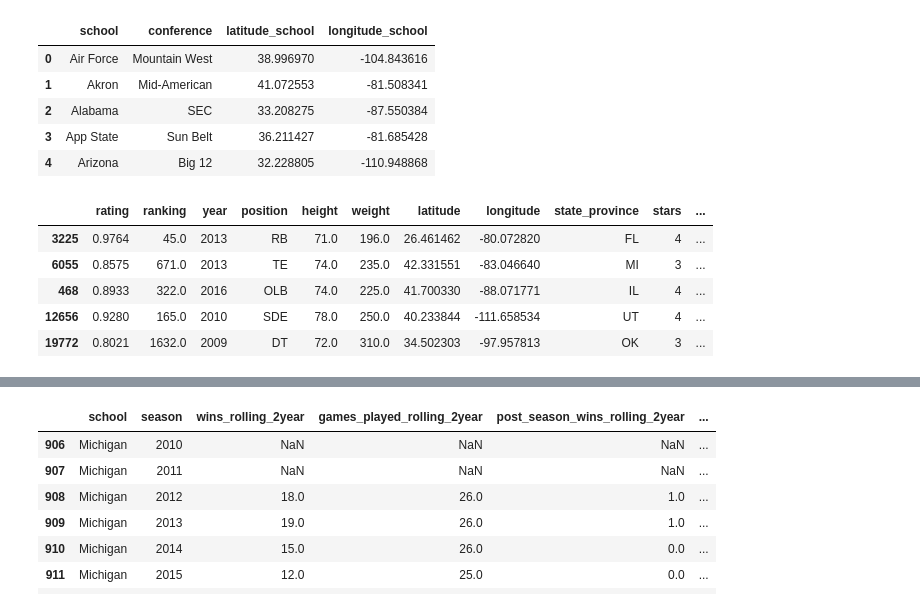
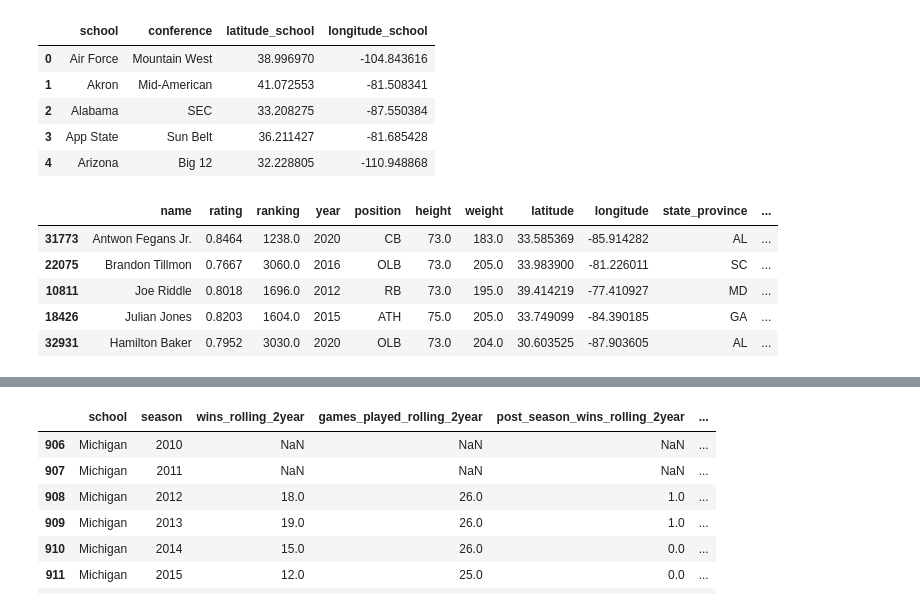
Before and after one commit to chrismca13/CFB_draft_propensity, a Jupyter notebook: notebooks/2_join_data_M2.ipynb, the cells around one changed output, grey strips where cells are left out. Drawn from its saved outputs; the diff is of its cells as text; code cells hidden in the pictures.

```diff
--- a/notebooks/2_join_data_M2.ipynb
+++ b/notebooks/2_join_data_M2.ipynb
@@ -92,6 +97,18 @@ merged_df['RN'] = merged_df.sort_values(['name', 'committed_to', 'CommonSequence
 
 merged_df = merged_df[merged_df['RN'] == 1]
 merged_df['is_drafted'] = np.where(merged_df['Rnd'].isna(), 0.0, 1.0)
+# %%
+# Include Supplement Draft
+# Players that were not elgibile to make it to the draft but they were drafted
+# reference document: https://en.wikipedia.org/wiki/List_of_NFL_supplemental_draft_picks#:~:text=The%20supplemental%20draft%20was%20enacted,enter%20the%20main%20NFL%20draft.
+supplement_draft = ['Josh Brent', 'Harvey Unga', 'Josh Gordon','Terrelle Pryor', 'Isaiah Battle', 'Sam Beal', 'Adonis Alexander']
+
+# Since there are two 'Jalen Thompson', we will have to manually set this to true
+merged_df.loc[(merged_df['name'] == 'Jalen Thompson') & (merged_df['year'] == 2016), 'is_drafted'] = 1.0
+
+# Mark these as drafted as well
+for player_sd in supplement_draft:
+    merged_df.loc[merged_df['name'] == player_sd, 'is_drafted'] = 1.0
 # %%
 # Get features about the school
 
@@ -112,16 +129,18 @@ df_teams.head()
 merged_df = pd.merge(left = merged_df, right = df_teams, left_on = 'committed_to', right_on = 'school', how = 'inner')
 # %%
 # Drop unneeded columns:
-drop_cols = ['name', 'recruit_type', 'athlete_id', 'Rnd', 'Pick', 'Player'
-             , 'draft_year', 'College/Univ', 'CommonSequence', 'RN', 'school']
+# drop_cols = ['name', 'recruit_type', 'athlete_id', 'Rnd', 'Pick', 'Player'
+#              , 'draft_year', 'College/Univ', 'CommonSequence', 'RN', 'school']
+
+drop_cols = ['recruit_type', 'Player', 'Rnd','College/Univ','school', 'Pick',  'draft_year',  'CommonSequence', 'RN']
 
 merged_df = merged_df.drop(columns = drop_cols)
 
 merged_df.sample(5)
 # %% [output]
-|  | rating | ranking | year | position | height | weight | latitude | longitude | state_province | stars | ... |
-| 3225 | 0.9764 | 45.0 | 2013 | RB | 71.0 | 196.0 | 26.461462 | -80.072820 | FL | 4 | ... |
-| 6055 | 0.8575 | 671.0 | 2013 | TE | 74.0 | 235.0 | 42.331551 | -83.046640 | MI | 3 | ... |
-| 468 | 0.8933 | 322.0 | 2016 | OLB | 74.0 | 225.0 | 41.700330 | -88.071771 | IL | 4 | ... |
-| 12656 | 0.9280 | 165.0 | 2010 | SDE | 78.0 | 250.0 | 40.233844 | -111.658534 | UT | 4 | ... |
-| 19772 | 0.8021 | 1632.0 | 2009 | DT | 72.0 | 310.0 | 34.502303 | -97.957813 | OK | 3 | ... |
+|  | name | rating | ranking | year | position | height | weight | latitude | longitude | state_province | ... |
+| 31773 | Antwon Fegans Jr. | 0.8464 | 1238.0 | 2020 | CB | 73.0 | 183.0 | 33.585369 | -85.914282 | AL | ... |
+| 22075 | Brandon Tillmon | 0.7667 | 3060.0 | 2016 | OLB | 73.0 | 205.0 | 33.983900 | -81.226011 | SC | ... |
+| 10811 | Joe Riddle | 0.8018 | 1696.0 | 2012 | RB | 73.0 | 195.0 | 39.414219 | -77.410927 | MD | ... |
+| 18426 | Julian Jones | 0.8203 | 1604.0 | 2015 | ATH | 75.0 | 205.0 | 33.749099 | -84.390185 | GA | ... |
+| 32931 | Hamilton Baker | 0.7952 | 3030.0 | 2020 | OLB | 73.0 | 204.0 | 30.603525 | -87.903605 | AL | ... |
```
Also changed, not shown: parts of 6 cells of this notebook, 8 other files.
